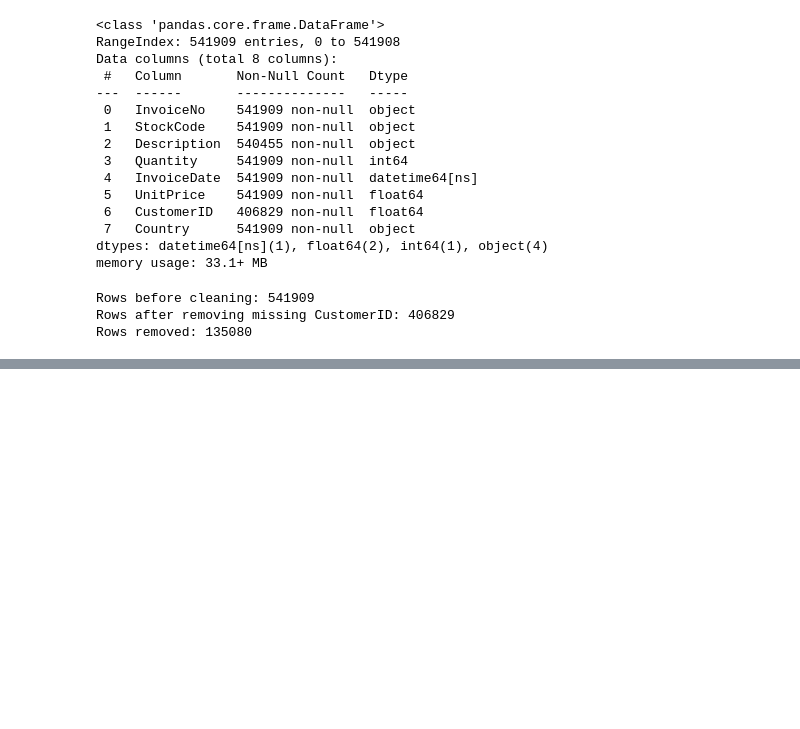
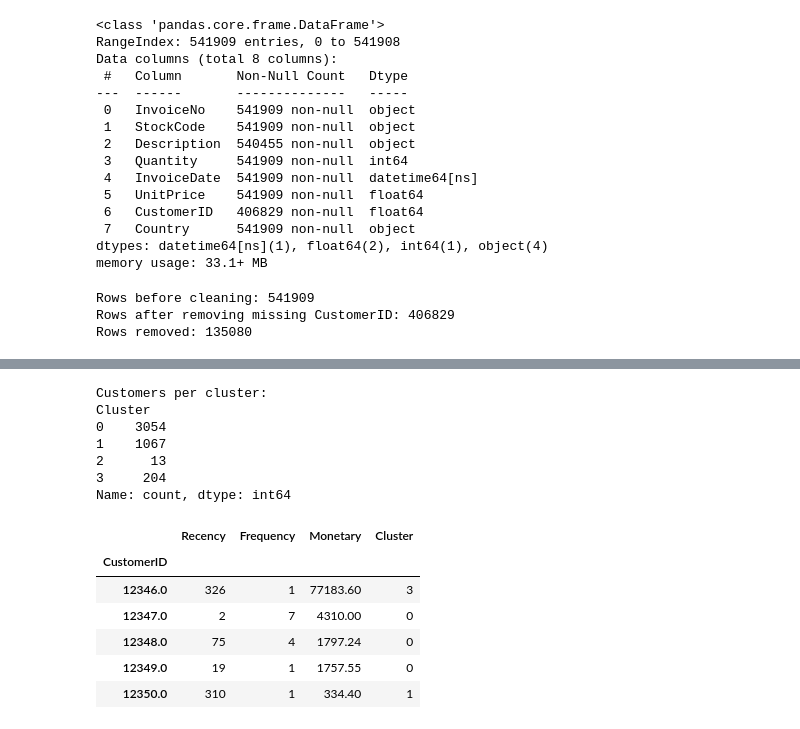
Before and after one commit to Agar-Torres/customer-segmentation-rfm, a Jupyter notebook: customer_segmentation_project.ipynb, the cells around one changed output, grey strips where cells are left out. Saved outputs shown, nothing was run; the diff lists cells and outputs as text; code cells hidden in the pictures; blank space fills up the shorter version.

```diff
--- a/customer_segmentation_project.ipynb
+++ b/customer_segmentation_project.ipynb
@@ -71,0 +190,25 @@ Rows with negative quantity: 8905
+# %%
+# Run k-means with k=4
+kmeans = KMeans(n_clusters=4, random_state=42, n_init=10)
+rfm['Cluster'] = kmeans.fit_predict(rfm_scaled)
+
+# How many customers ended up in each cluster?
+print("Customers per cluster:")
+print(rfm['Cluster'].value_counts().sort_index())
+
+rfm.head()
+# %% [output]
+Customers per cluster:
+Cluster
+0    3054
+1    1067
+2      13
+3     204
+Name: count, dtype: int64
+|  | Recency | Frequency | Monetary | Cluster |
+| CustomerID |  |  |  |  |
+| 12346.0 | 326 | 1 | 77183.60 | 3 |
+| 12347.0 | 2 | 7 | 4310.00 | 0 |
+| 12348.0 | 75 | 4 | 1797.24 | 0 |
+| 12349.0 | 19 | 1 | 1757.55 | 0 |
+| 12350.0 | 310 | 1 | 334.40 | 1 |
```
Also changed, not shown: parts of 17 cells of this notebook.
